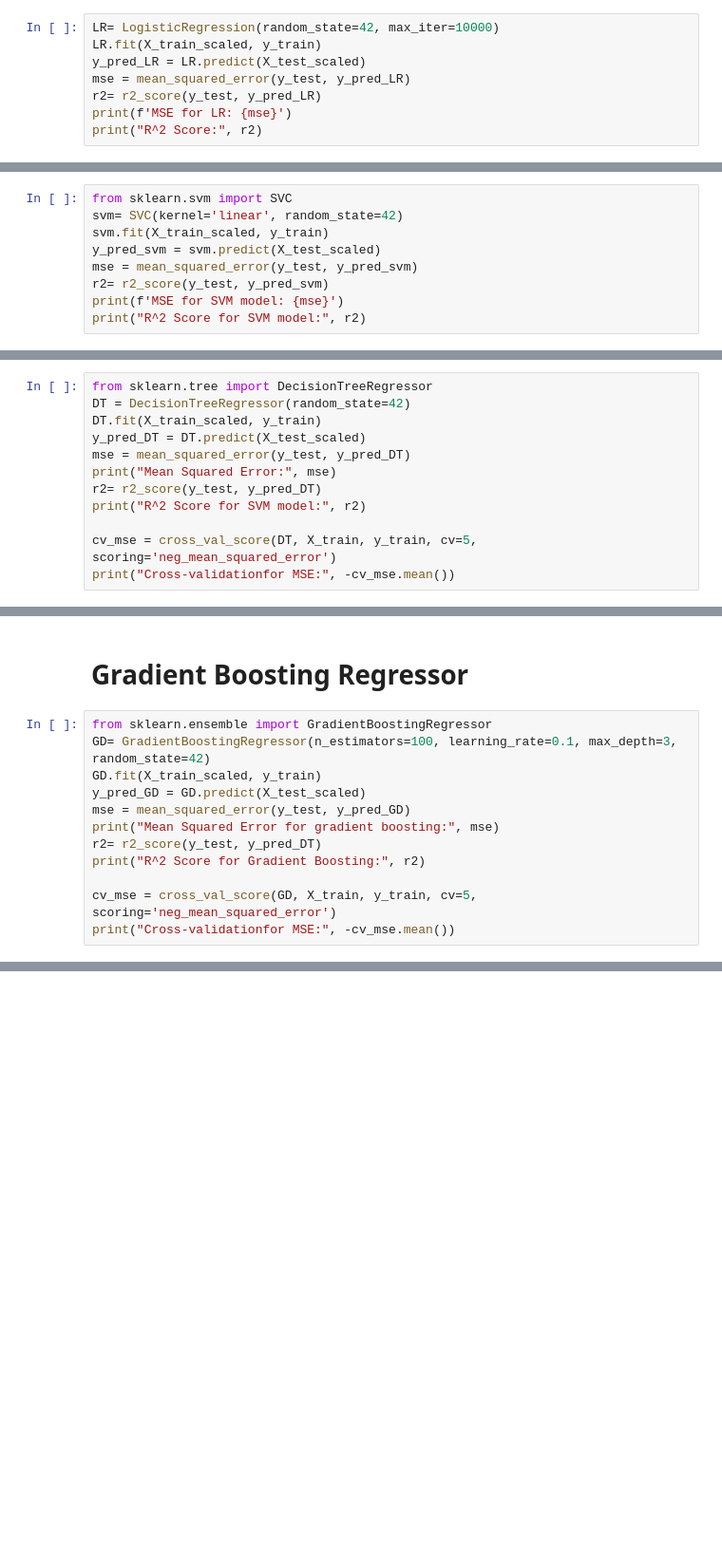
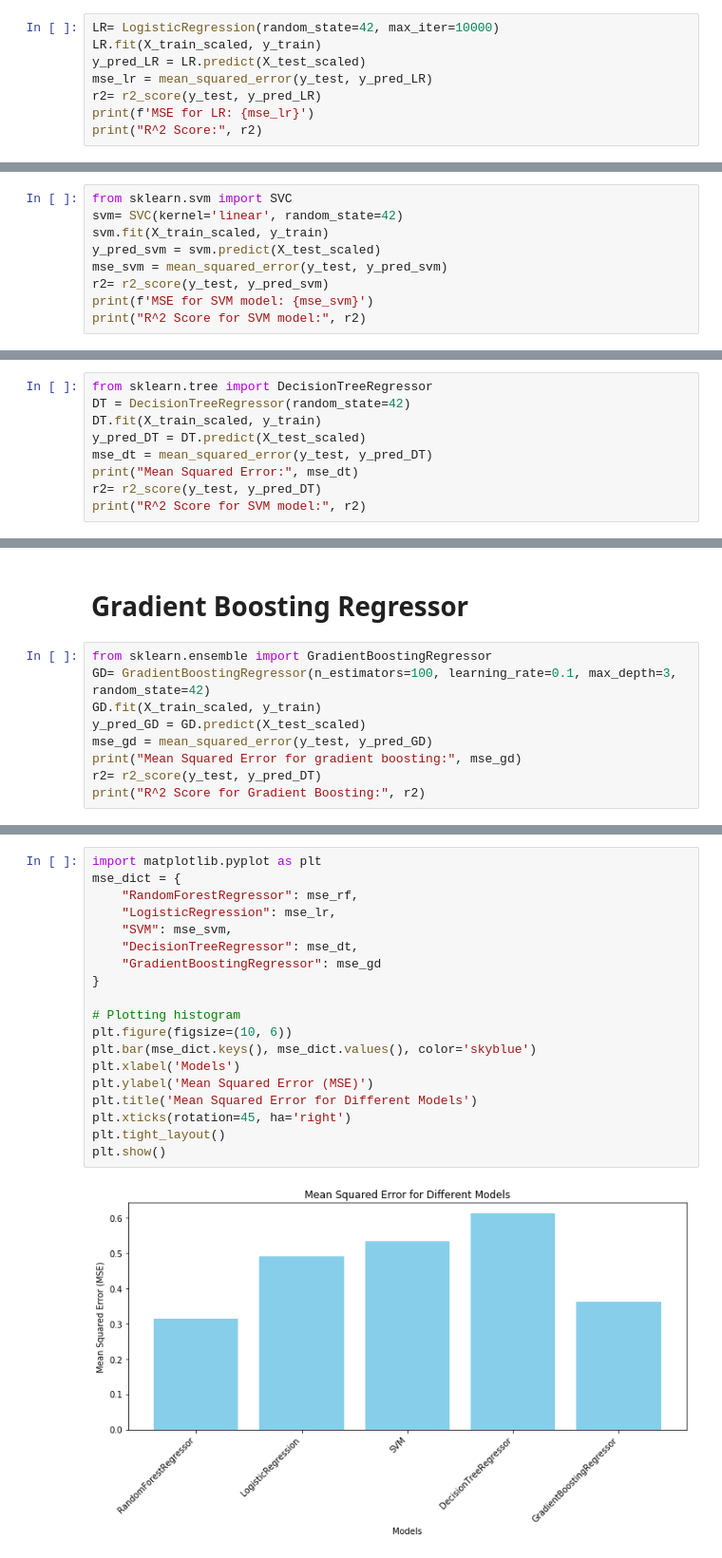
Before and after one commit to COSC5557/ml-algorithm-selection-bimal2017, a Jupyter notebook: ml-algorithm_Bimal.ipynb, the cells around one changed output, grey strips where cells are left out. Shown: that part at 95% size. Cells and saved outputs as stored; diff of their text form; blank space fills up the shorter version.

```diff
--- a/ml-algorithm_Bimal.ipynb
+++ b/ml-algorithm_Bimal.ipynb
@@ -173,9 +172,9 @@ plt.show()
 LR= LogisticRegression(random_state=42, max_iter=10000)
 LR.fit(X_train_scaled, y_train)
 y_pred_LR = LR.predict(X_test_scaled)
-mse = mean_squared_error(y_test, y_pred_LR)
+mse_lr = mean_squared_error(y_test, y_pred_LR)
 r2= r2_score(y_test, y_pred_LR)
-print(f'MSE for LR: {mse}')
+print(f'MSE for LR: {mse_lr}')
 print("R^2 Score:", r2)
 # %% [output]
 MSE for LR: 0.490625
@@ -204,9 +196,9 @@ from sklearn.svm import SVC
 svm= SVC(kernel='linear', random_state=42)
 svm.fit(X_train_scaled, y_train)
 y_pred_svm = svm.predict(X_test_scaled)
-mse = mean_squared_error(y_test, y_pred_svm)
+mse_svm = mean_squared_error(y_test, y_pred_svm)
 r2= r2_score(y_test, y_pred_svm)
-print(f'MSE for SVM model: {mse}')
+print(f'MSE for SVM model: {mse_svm}')
 print("R^2 Score for SVM model:", r2)
 # %% [output]
 MSE for SVM model: 0.534375
@@ -234,13 +221,10 @@ from sklearn.tree import DecisionTreeRegressor
 DT = DecisionTreeRegressor(random_state=42)
 DT.fit(X_train_scaled, y_train)
 y_pred_DT = DT.predict(X_test_scaled)
-mse = mean_squared_error(y_test, y_pred_DT)
-print("Mean Squared Error:", mse)
+mse_dt = mean_squared_error(y_test, y_pred_DT)
+print("Mean Squared Error:", mse_dt)
 r2= r2_score(y_test, y_pred_DT)
 print("R^2 Score for SVM model:", r2)
-
-cv_mse = cross_val_score(DT, X_train, y_train, cv=5, scoring='neg_mean_squared_error')
-print("Cross-validationfor MSE:", -cv_mse.mean())
 # %% [output]
 Mean Squared Error: 0.6125
 R^2 Score for SVM model: 0.06274750070981339
@@ -263,13 +246,10 @@ from sklearn.ensemble import GradientBoostingRegressor
 GD= GradientBoostingRegressor(n_estimators=100, learning_rate=0.1, max_depth=3, random_state=42)
 GD.fit(X_train_scaled, y_train)
 y_pred_GD = GD.predict(X_test_scaled)
-mse = mean_squared_error(y_test, y_pred_GD)
-print("Mean Squared Error for gradient boosting:", mse)
+mse_gd = mean_squared_error(y_test, y_pred_GD)
+print("Mean Squared Error for gradient boosting:", mse_gd)
 r2= r2_score(y_test, y_pred_DT)
 print("R^2 Score for Gradient Boosting:", r2)
-
-cv_mse = cross_val_score(GD, X_train, y_train, cv=5, scoring='neg_mean_squared_error')
-print("Cross-validationfor MSE:", -cv_mse.mean())
 # %% [output]
 Mean Squared Error for gradient boosting: 0.3623352320145906
 R^2 Score for Gradient Boosting: 0.06274750070981339
@@ -287,0 +267,21 @@ plt.show()
+# %%
+import matplotlib.pyplot as plt
+mse_dict = {
+    "RandomForestRegressor": mse_rf,
+    "LogisticRegression": mse_lr,
+    "SVM": mse_svm,
+    "DecisionTreeRegressor": mse_dt,
+    "GradientBoostingRegressor": mse_gd
+}
+
+# Plotting histogram
+plt.figure(figsize=(10, 6))
+plt.bar(mse_dict.keys(), mse_dict.values(), color='skyblue')
+plt.xlabel('Models')
+plt.ylabel('Mean Squared Error (MSE)')
+plt.title('Mean Squared Error for Different Models')
+plt.xticks(rotation=45, ha='right')
+plt.tight_layout()
+plt.show()
+# %% [output]
+[figure, added]
```
Also changed, not shown: parts of 16 cells of this notebook, 1 other file.
